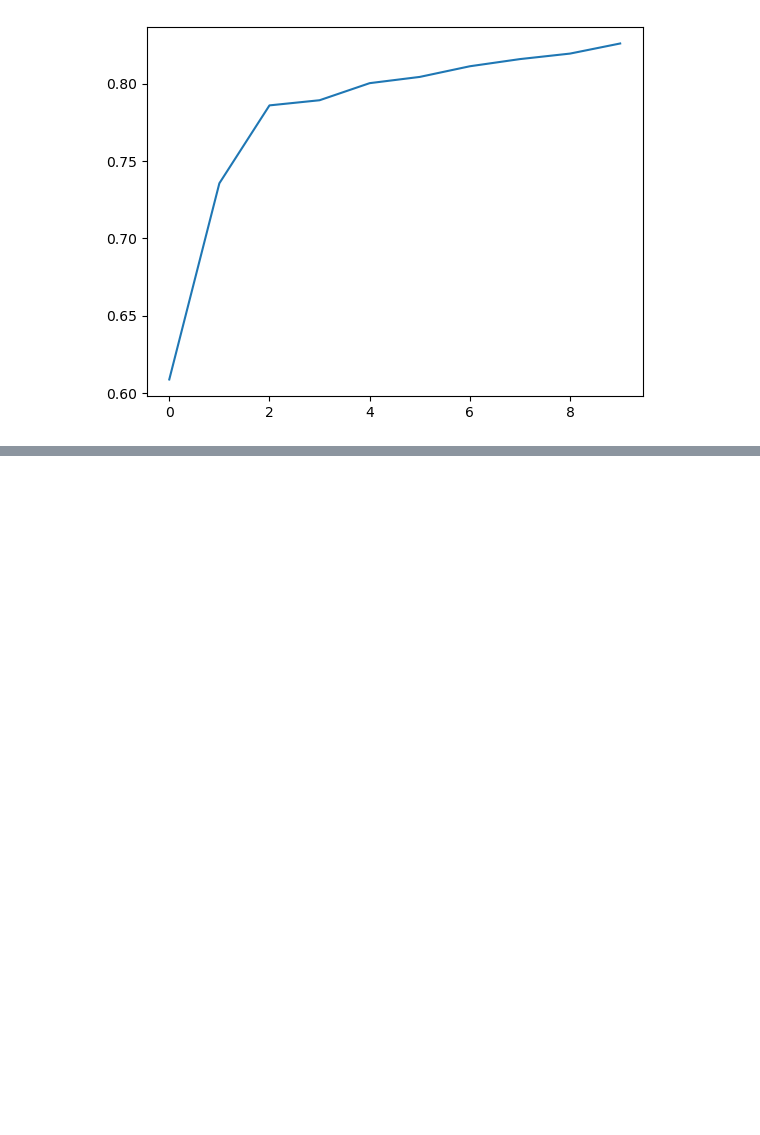
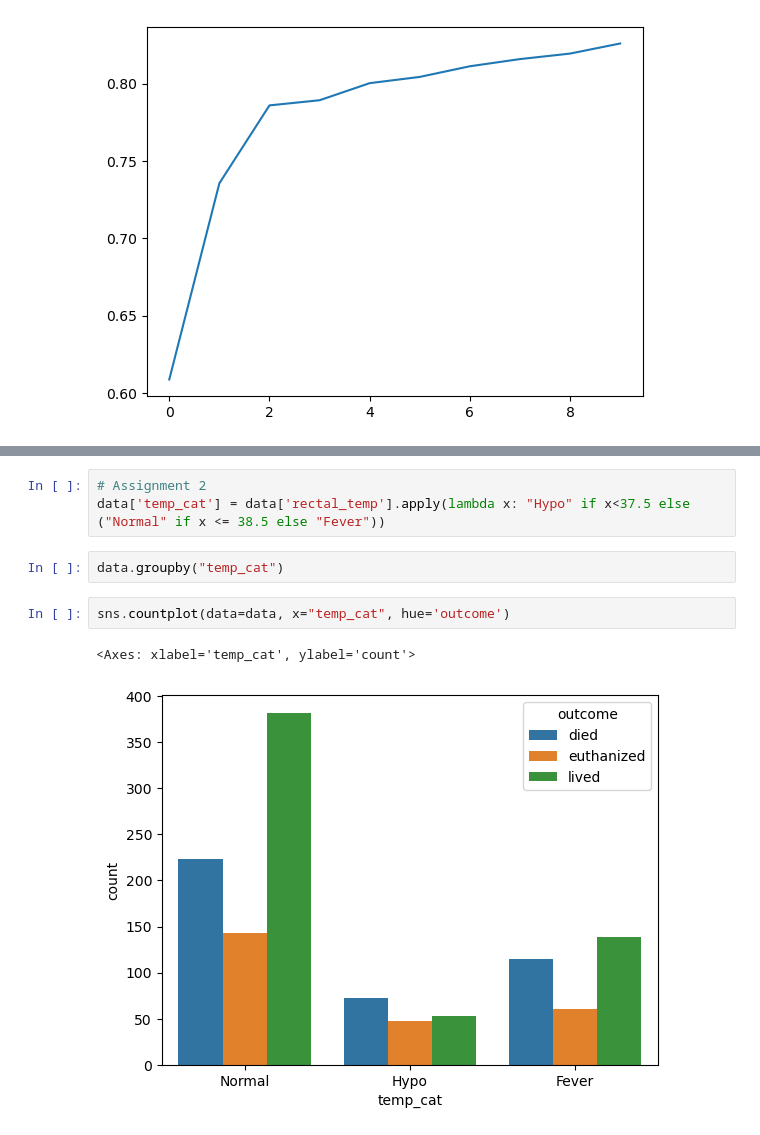
Before and after one commit to muthuganeshece/MLAssignments, a Jupyter notebook: SupervisedML/SupervisedML.ipynb, the cells around one changed output, grey strips where cells are left out. Drawn from its saved outputs; the diff is of its cells as text; blank space fills up the shorter version.

```diff
--- a/SupervisedML/SupervisedML.ipynb
+++ b/SupervisedML/SupervisedML.ipynb
@@ -1139,0 +1168,10 @@ LGBM Acc:  0.8184085510688837
+# %%
+# Assignment 2
+data['temp_cat'] = data['rectal_temp'].apply(lambda x: "Hypo" if x<37.5 else ("Normal" if x <= 38.5 else "Fever"))
+# %%
+data.groupby("temp_cat")
+# %%
+sns.countplot(data=data, x="temp_cat", hue='outcome')
+# %% [output]
+<Axes: xlabel='temp_cat', ylabel='count'>
+[figure, added]
```
Also changed, not shown: parts of 46 cells of this notebook.
